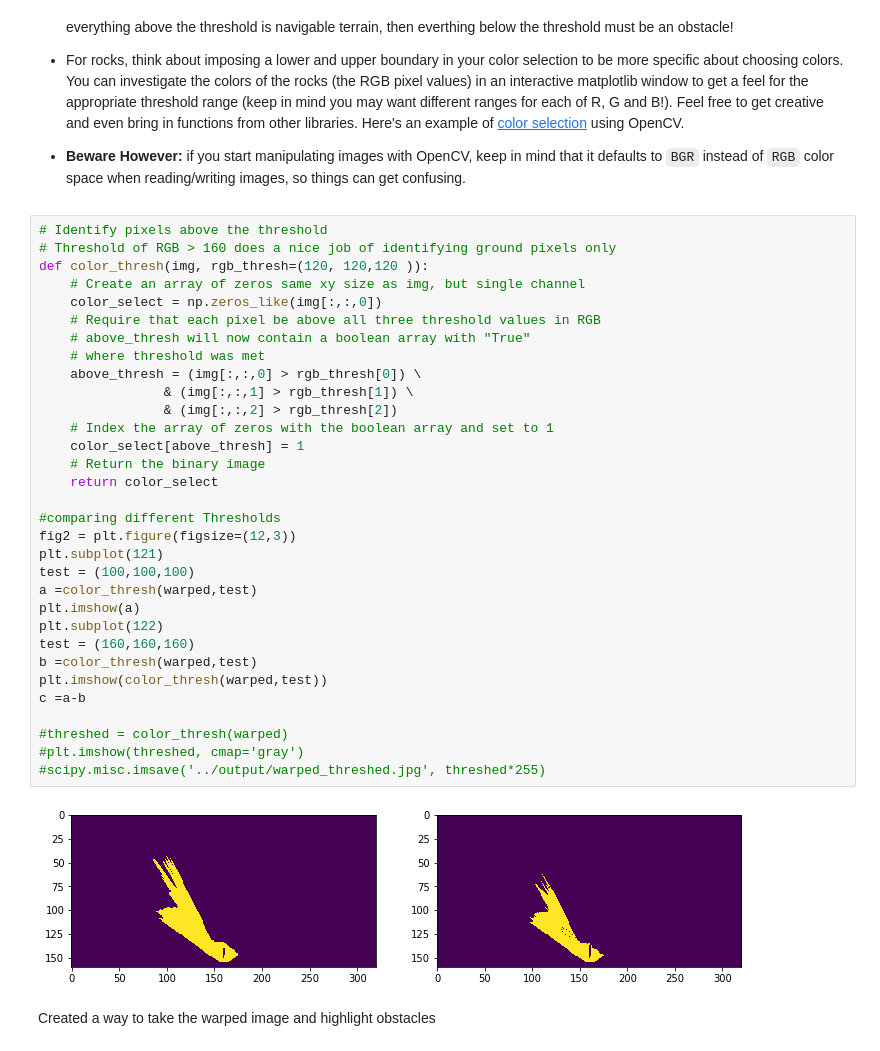
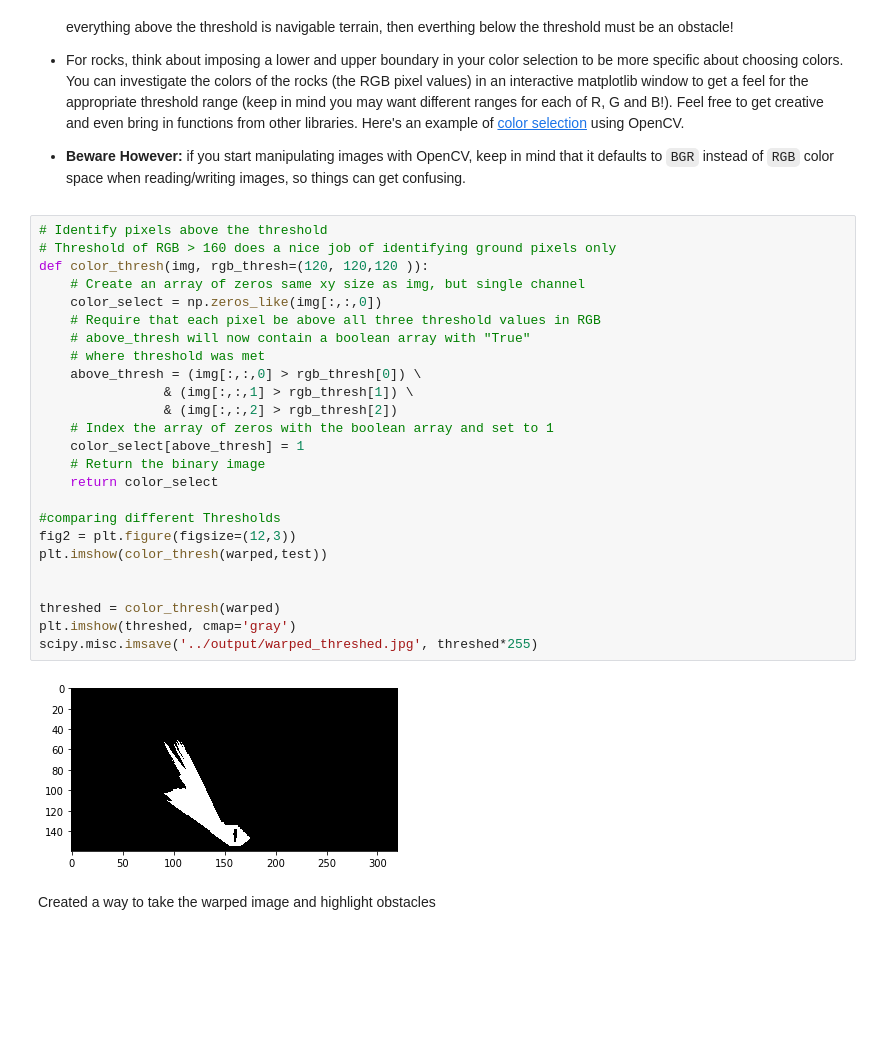
Before and after one commit to iFoxbox/RoboND-Rover-Project, a Jupyter notebook: code/Rover_Project_Test_Notebook.ipynb, the cells around one changed output. Drawn from its saved outputs; the diff is of its cells as text; blank space fills up the shorter version.

```diff
--- a/code/Rover_Project_Test_Notebook.ipynb
+++ b/code/Rover_Project_Test_Notebook.ipynb
@@ -122,37 +122,30 @@ Define the color thresholding function from the lesson and apply it to the warpe
 # %%
 # Identify pixels above the threshold
 # Threshold of RGB > 160 does a nice job of identifying ground pixels only
 def color_thresh(img, rgb_thresh=(120, 120,120 )):
     # Create an array of zeros same xy size as img, but single channel
     color_select = np.zeros_like(img[:,:,0])
     # Require that each pixel be above all three threshold values in RGB
     # above_thresh will now contain a boolean array with "True"
     # where threshold was met
     above_thresh = (img[:,:,0] > rgb_thresh[0]) \
                 & (img[:,:,1] > rgb_thresh[1]) \
                 & (img[:,:,2] > rgb_thresh[2])
     # Index the array of zeros with the boolean array and set to 1
     color_select[above_thresh] = 1
     # Return the binary image
     return color_select
 
 #comparing different Thresholds
 fig2 = plt.figure(figsize=(12,3))
-plt.subplot(121)
-test = (100,100,100)
-a =color_thresh(warped,test)
-plt.imshow(a)
-plt.subplot(122)
-test = (160,160,160)
-b =color_thresh(warped,test)
 plt.imshow(color_thresh(warped,test))
-c =a-b
 
-#threshed = color_thresh(warped)
-#plt.imshow(threshed, cmap='gray')
-#scipy.misc.imsave('../output/warped_threshed.jpg', threshed*255)
+
+threshed = color_thresh(warped)
+plt.imshow(threshed, cmap='gray')
+scipy.misc.imsave('../output/warped_threshed.jpg', threshed*255)
 # %% [output]
-[figure, old version]
+[figure, new version]
 # %% [markdown]
 Created a way to take the warped image and highlight obstacles
 # %%
```
Also changed, not shown: parts of 7 cells of this notebook, 3 other files.
